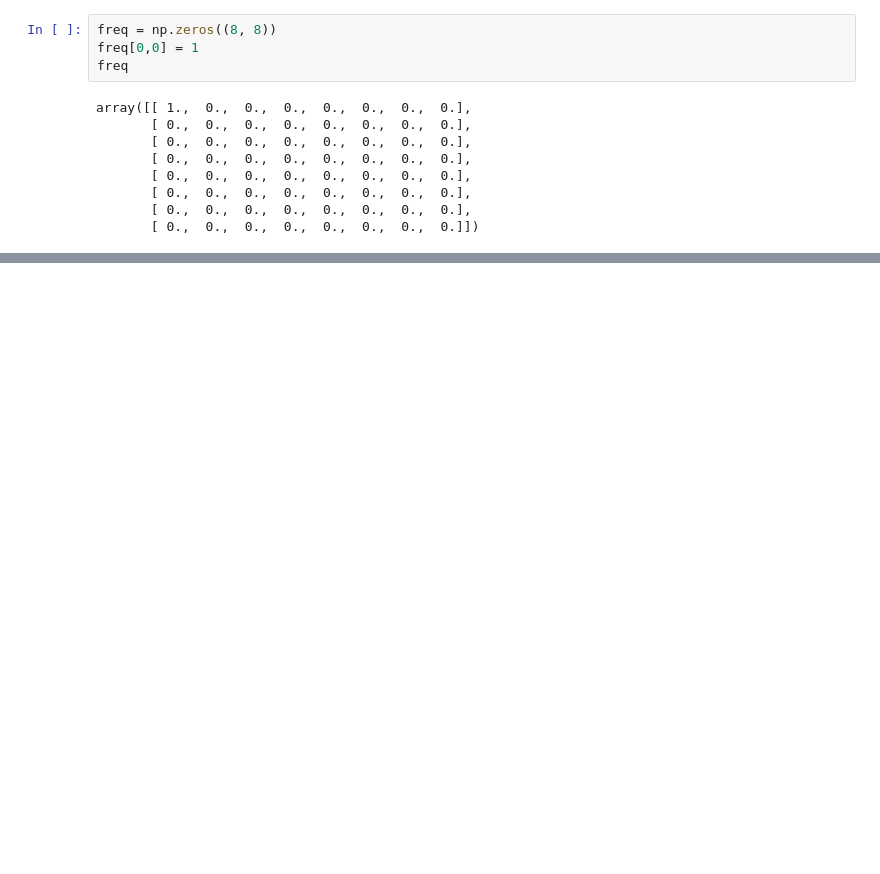
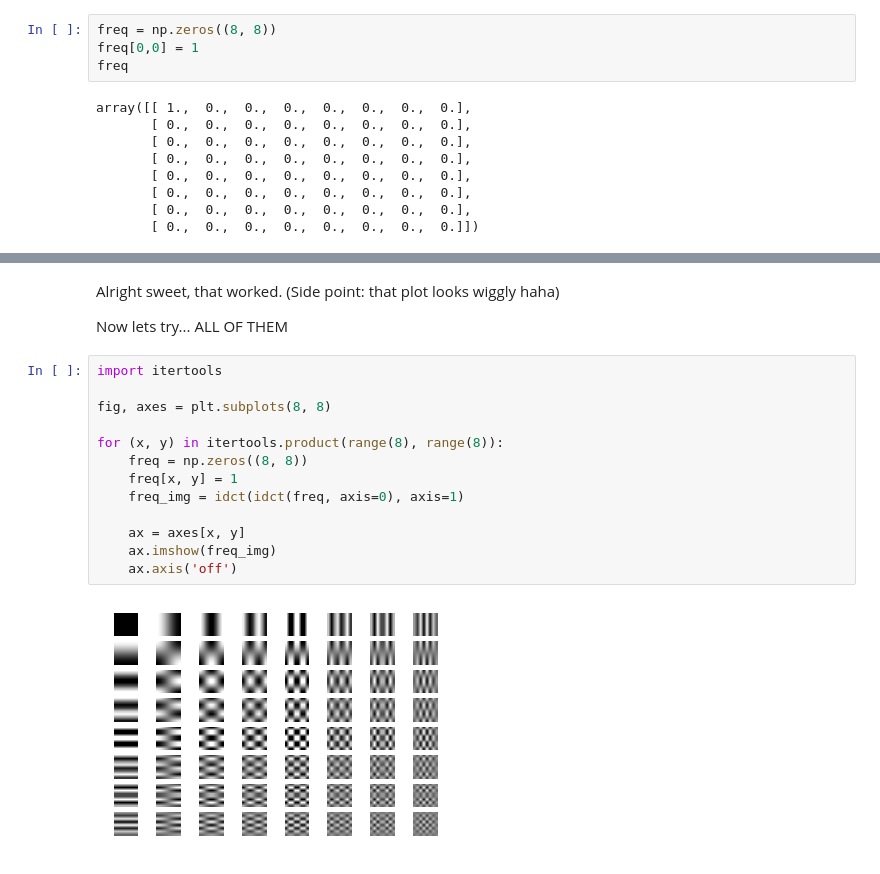
Before and after one commit to Jezzamonn/fourier, a Jupyter notebook: python/dct.ipynb, the cells around one changed output, grey strips where cells are left out. Saved outputs shown, nothing was run; the diff lists cells and outputs as text; blank space fills up the shorter version.

```diff
--- a/python/dct.ipynb
+++ b/python/dct.ipynb
@@ -51,3 +74,22 @@ plt.imshow(freq_img, cmap='gray')  # Side point: this image looks wiggly haha
 # %% [output]
 <matplotlib.image.AxesImage at 0x...>
 [figure]
+# %% [markdown]
+Alright sweet, that worked. (Side point: that plot looks wiggly haha)
+
+Now lets try... ALL OF THEM
+# %%
+import itertools
+
+fig, axes = plt.subplots(8, 8)
+
+for (x, y) in itertools.product(range(8), range(8)):
+    freq = np.zeros((8, 8))
+    freq[x, y] = 1
+    freq_img = idct(idct(freq, axis=0), axis=1)
+
+    ax = axes[x, y]
+    ax.imshow(freq_img)
+    ax.axis('off')
+# %% [output]
+[figure, added]
```
Also changed, not shown: parts of 14 cells of this notebook.
